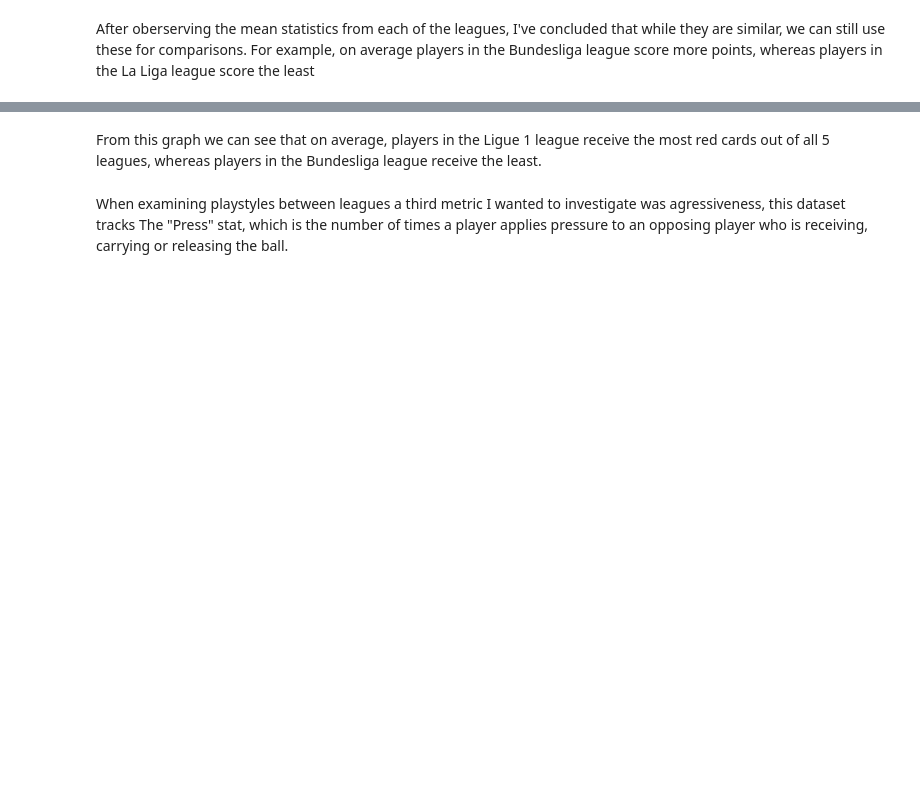
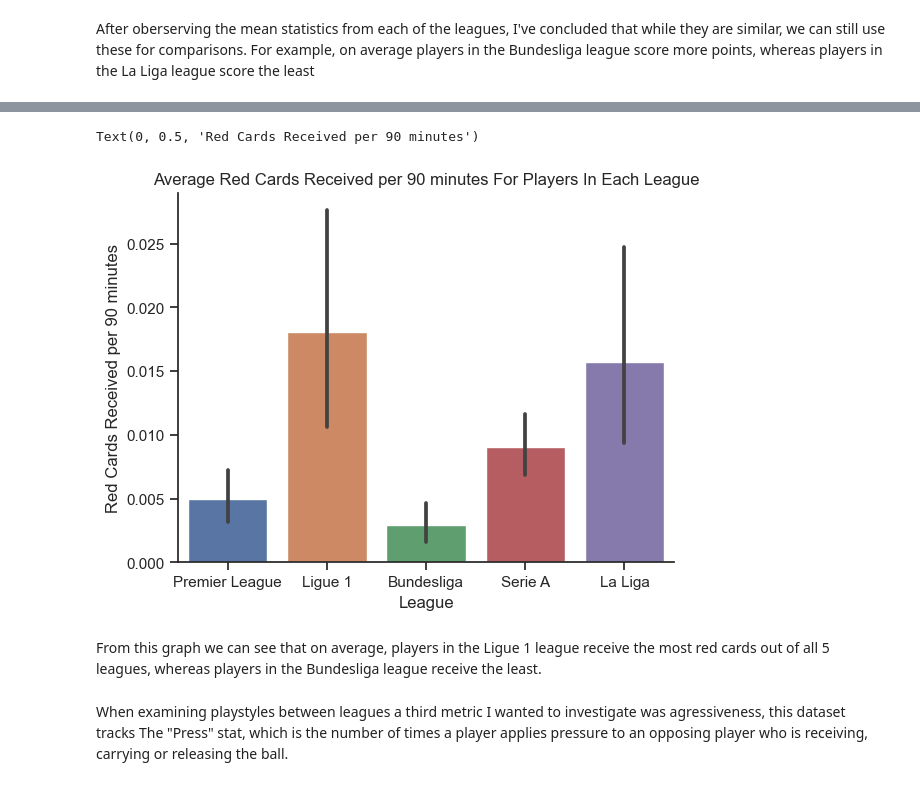
Before and after one commit to ubco-W2022T1-cosc301/project-group-25, a Jupyter notebook: notebooks/analysis2.ipynb, the cells around one changed output, grey strips where cells are left out. Cells and saved outputs as stored; diff of their text form; code cells hidden in the pictures; blank space fills up the shorter version.

```diff
--- a/notebooks/analysis2.ipynb
+++ b/notebooks/analysis2.ipynb
@@ -129,3 +129,10 @@ sns.barplot(x= df["Comp"], y = df["CrdR"])
+# %%
+sns.barplot(x= df["Comp"], y = df["CrdR"]).set_title('Average Red Cards Received per 90 minutes For Players In Each League')
+plt.xlabel("League")
+plt.ylabel("Red Cards Received per 90 minutes")
+# %% [output]
+Text(0, 0.5, 'Red Cards Received per 90 minutes')
+[figure, added]
 # %% [markdown]
 From this graph we can see that on average, players in the Ligue 1 league receive the most red cards out of all 5 leagues, whereas players in the Bundesliga league receive the least.
 # %% [markdown]
```
Also changed, not shown: parts of 22 cells of this notebook, 1 other file.
